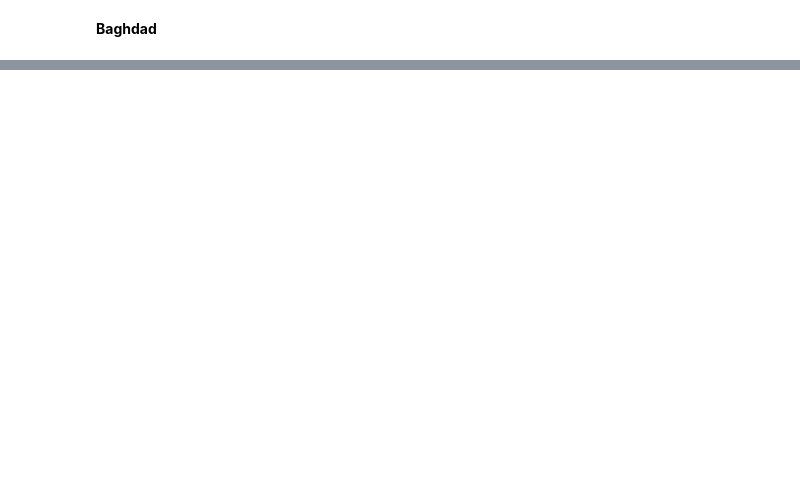
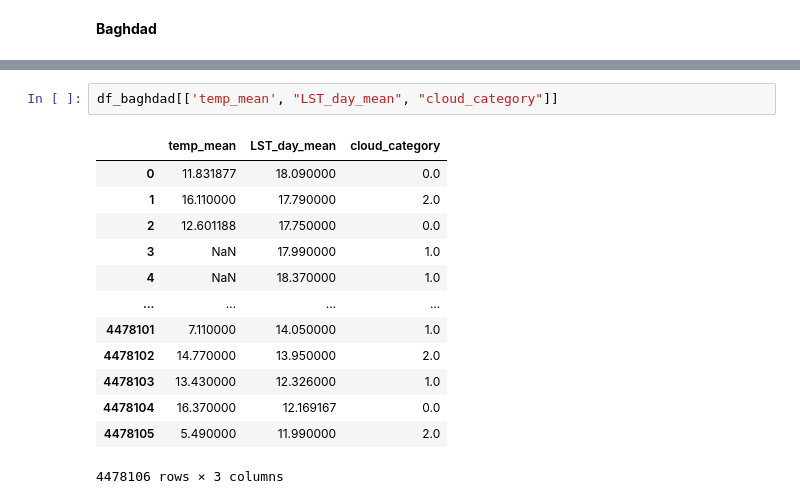
Before and after one commit to yixuan228/air-pollution-mobility-research-project, a Jupyter notebook: notebooks/3_exploratory_data_analysis.ipynb, the cells around one changed output, grey strips where cells are left out. Drawn from its saved outputs; the diff is of its cells as text; blank space fills up the shorter version.

```diff
--- a/notebooks/3_exploratory_data_analysis.ipynb
+++ b/notebooks/3_exploratory_data_analysis.ipynb
@@ -745,4 +820,20 @@ cols_of_interest = [
 ]
+# %%
+df_baghdad[['temp_mean', "LST_day_mean", "cloud_category"]]
+# %% [output]
+|  | temp_mean | LST_day_mean | cloud_category |
+| 0 | 11.831877 | 18.090000 | 0.0 |
+| 1 | 16.110000 | 17.790000 | 2.0 |
+| 2 | 12.601188 | 17.750000 | 0.0 |
+| 3 | NaN | 17.990000 | 1.0 |
+| 4 | NaN | 18.370000 | 1.0 |
+| ... | ... | ... | ... |
+| 4478101 | 7.110000 | 14.050000 | 1.0 |
+| 4478102 | 14.770000 | 13.950000 | 2.0 |
+| 4478103 | 13.430000 | 12.326000 | 1.0 |
+| 4478104 | 16.370000 | 12.169167 | 0.0 |
+| 4478105 | 5.490000 | 11.990000 | 2.0 |
+4478106 rows × 3 columns
 # %%
 from visualization import plot_corr_matrix
 plot_corr_matrix(df_baghdad, cols_of_interest, output_path=output_path,  plot_name='Correlation Matrix of Selected Features in Baghdad')
```
Also changed, not shown: parts of 16 cells of this notebook, 9 other files.
